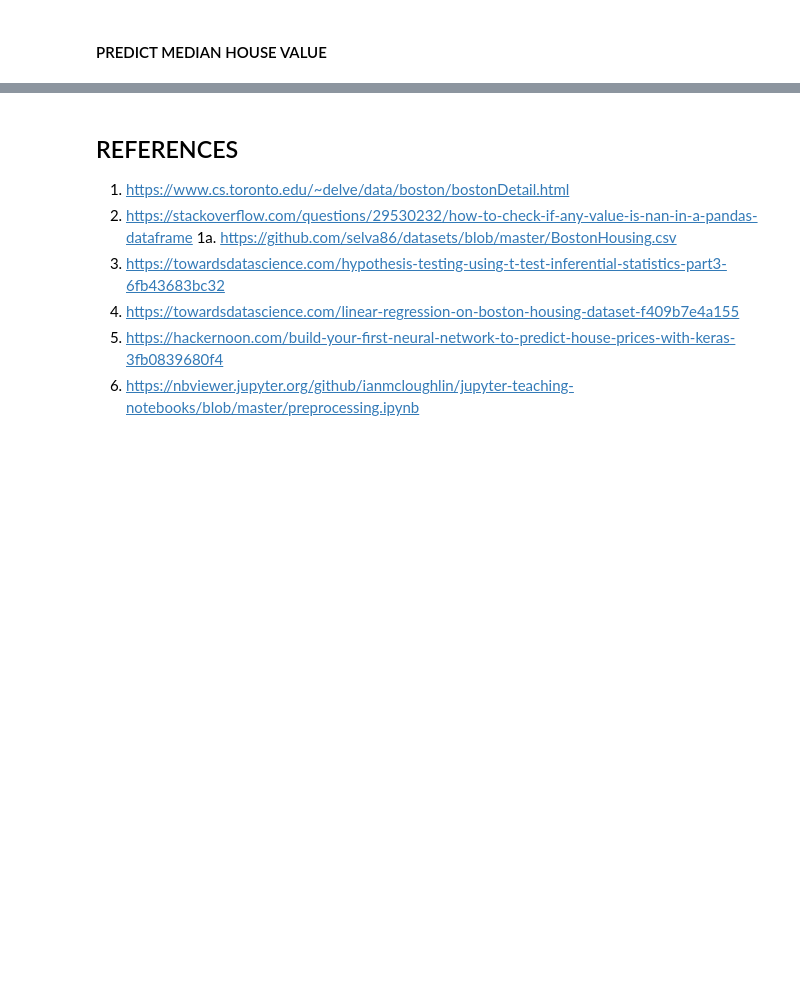
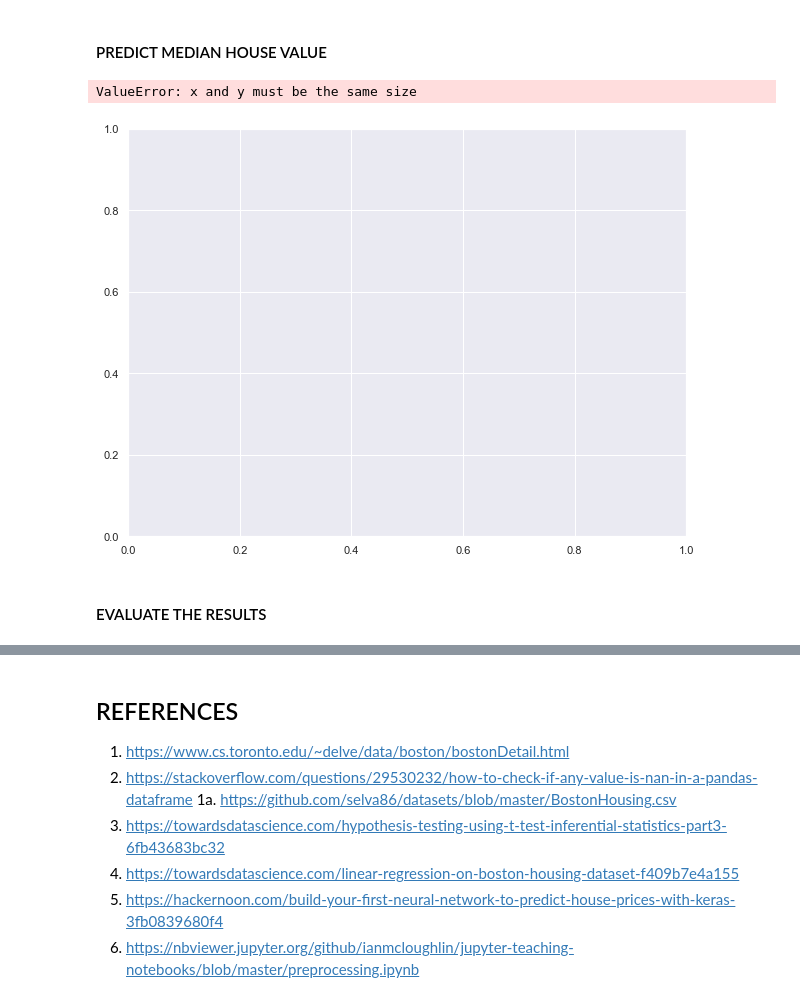
Before and after one commit to pjmeehan/MLS-Project, a Jupyter notebook: MLS Project 2019.ipynb, the cells around one changed output, grey strips where cells are left out. Cells and saved outputs as stored; diff of their text form; code cells hidden in the pictures; blank space fills up the shorter version.

```diff
--- a/MLS Project 2019.ipynb
+++ b/MLS Project 2019.ipynb
@@ -268,6 +274,3 @@ ytrain shape :  (404,)
 ytest shape  :  (102,)
 # %% [markdown]
 #### TRAIN THE MODEL
-# %%
-# train the model
-m.fit(xtrain, ytrain, epochs=50)
@@ -292,0 +277,10 @@ Epoch 50/50
+# %%
+# train the model
+# add 'early stopping' function. The more epochs means the more time it will take to run the model. If the model stops
+# improving as it runs through the epochs, 'early stopping' will stop the model.
+
+# https://towardsdatascience.com/building-a-deep-learning-model-using-keras-1548ca149d37 (8)
+#set early stopping monitor so the model stops training when it won't improve anymore
+early_stopping_monitor = EarlyStopping(patience=3)
+#train model
+m.fit(xtrain, ytrain, epochs=100, callbacks=[early_stopping_monitor])
@@ -293,2 +306,20 @@ Epoch 50/50
 # %% [markdown]
 #### PREDICT MEDIAN HOUSE VALUE
+# %%
+# adjust plot size
+plt.rcParams['figure.figsize'] = 10, 7.5
+# %%
+#m.predict(xtest)
+p = m.predict(xtest)
+# %%
+# Visualizing the differences between actual prices and predicted values
+plt.scatter(ytrain, p)
+plt.xlabel("Prices")
+plt.ylabel("Predicted prices")
+plt.title("Prices vs Predicted prices")
+plt.show()
+# %% [output]
+ValueError: x and y must be the same size
+[figure, added]
+# %% [markdown]
+#### EVALUATE THE RESULTS
```
Also changed, not shown: parts of 32 cells of this notebook, 1 other file.
